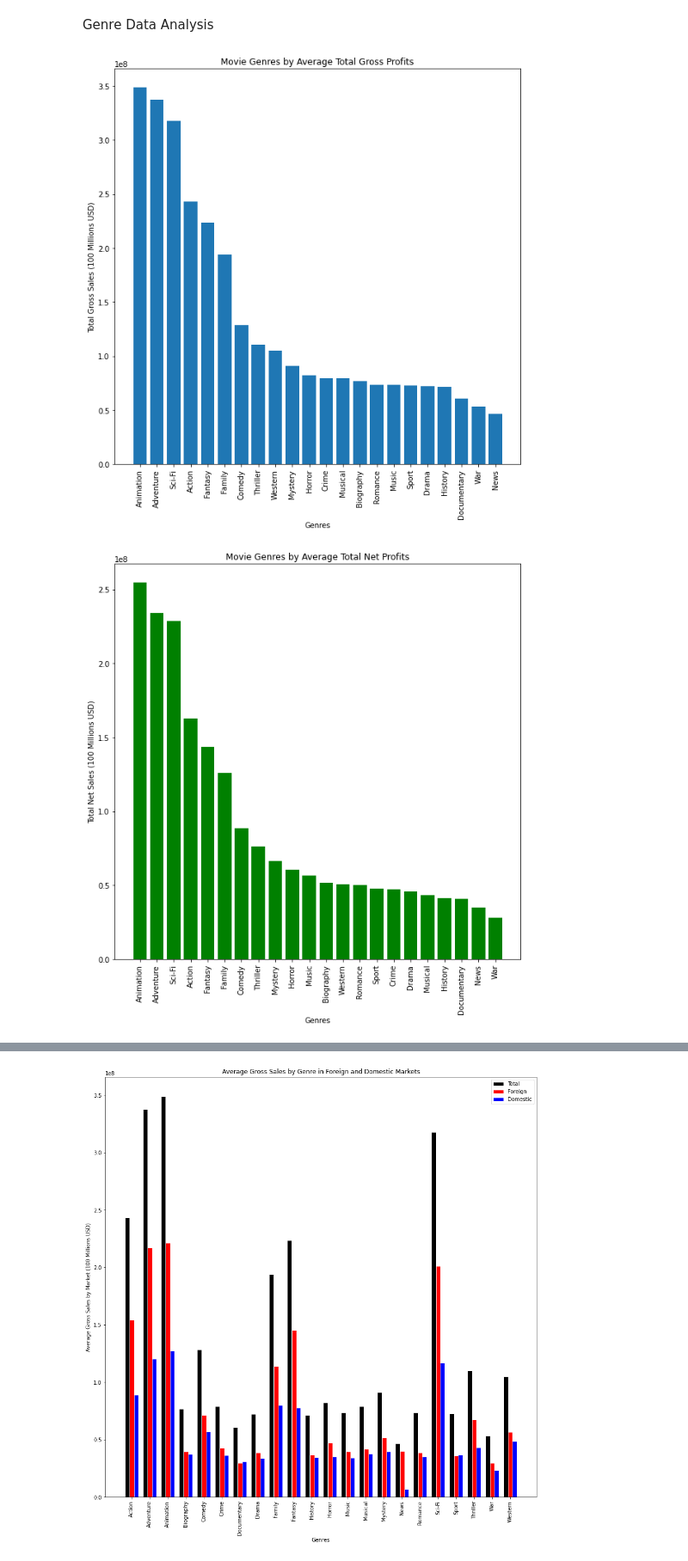
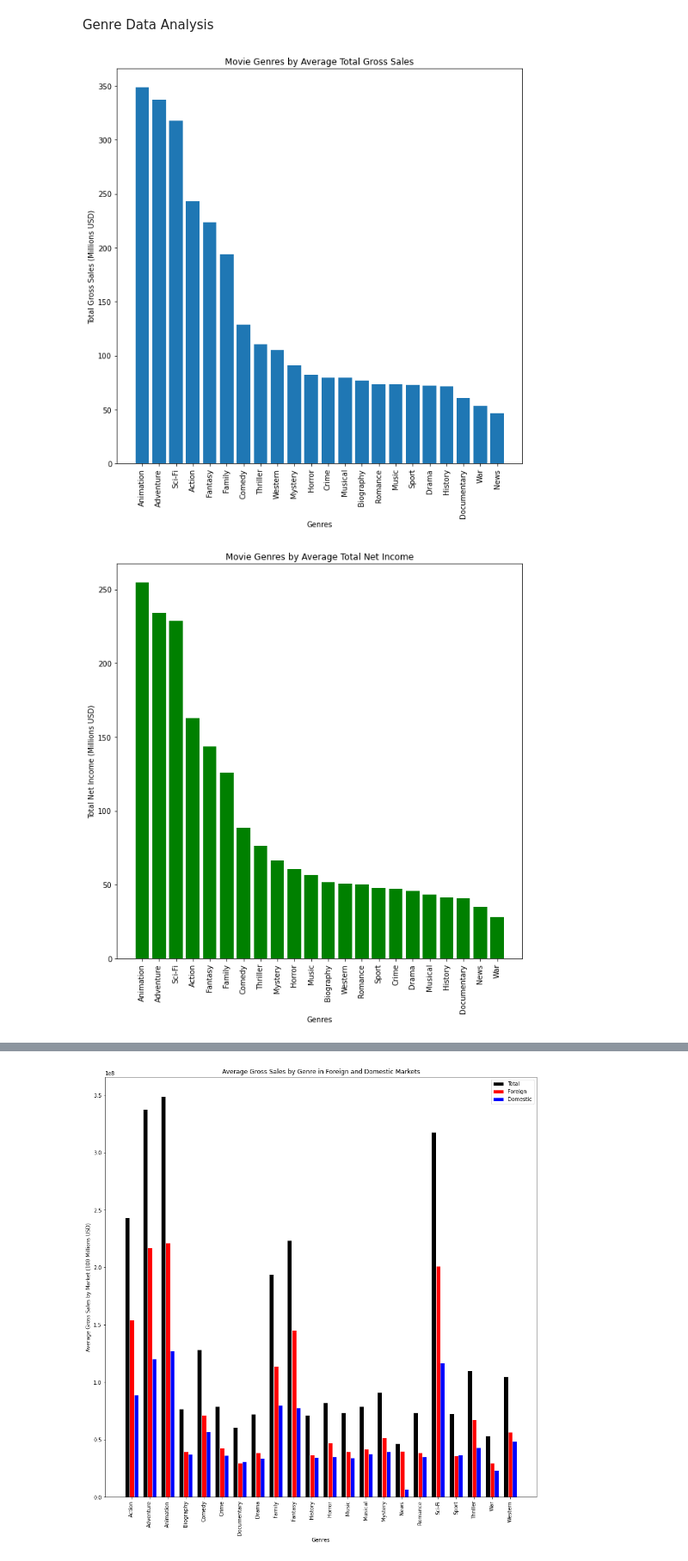
Before and after one commit to anita-camlic/Movie_Studio_Analysis, a Jupyter notebook: Movie Studio Analysis.ipynb, the cells around one changed output, grey strips where cells are left out. Shown: that part at 86% size. Cells and saved outputs as stored; diff of their text form; code cells hidden in the pictures.

```diff
--- a/Movie Studio Analysis.ipynb
+++ b/Movie Studio Analysis.ipynb
@@ -627,33 +643,35 @@ foreign_net = genre_average_df.sort_values(by="foreign_market_net", ascending=Fa
 # %%
 #graph of total gross sales vs. genre
 fig, ax = plt.subplots(figsize=(10,10))
+plt.ticklabel_format(style='plain')
 
 x = worldwide_gross["singular_genres"]
-y = worldwide_gross["worldwide_gross"]
+y = (worldwide_gross["worldwide_gross"]/1000000)
 
 ax.bar(x,y)
-ax.set_title("Movie Genres by Average Total Gross Profits")
+ax.set_title("Movie Genres by Average Total Gross Sales")
 ax.set_xlabel("Genres")
-ax.set_ylabel("Total Gross Sales (100 Millions USD)")
+ax.set_ylabel("Total Gross Sales (Millions USD)")
 plt.xticks(rotation=90);
 plt.savefig("./charts_jpg/movie_genres_avg_total_gross.jpg")
 # %% [output]
-[figure, old version]
+[figure, new version]
 # %%
 #graph of total net sales vs. genre
 fig, ax = plt.subplots(figsize=(10,10))
+plt.ticklabel_format(style='plain')
 
 x = worldwide_net["singular_genres"]
-y = worldwide_net["worldwide_net"]
+y = worldwide_net["worldwide_net"]/1000000
 
 ax.bar(x,y,color='green')
-ax.set_title("Movie Genres by Average Total Net Profits")
+ax.set_title("Movie Genres by Average Total Net Income")
 ax.set_xlabel("Genres")
-ax.set_ylabel("Total Net Sales (100 Millions USD)")
+ax.set_ylabel("Total Net Income (Millions USD)")
 plt.xticks(rotation=90);
 plt.savefig("./charts_jpg/movie_genres_avg_total_net.jpg")
 # %% [output]
-[figure, old version]
+[figure, new version]
 # %%
 #graph of domestic gross sales vs. genre
 fig, ax = plt.subplots(figsize=(10,10))
```
Also changed, not shown: parts of 40 cells of this notebook, 7 other files.
